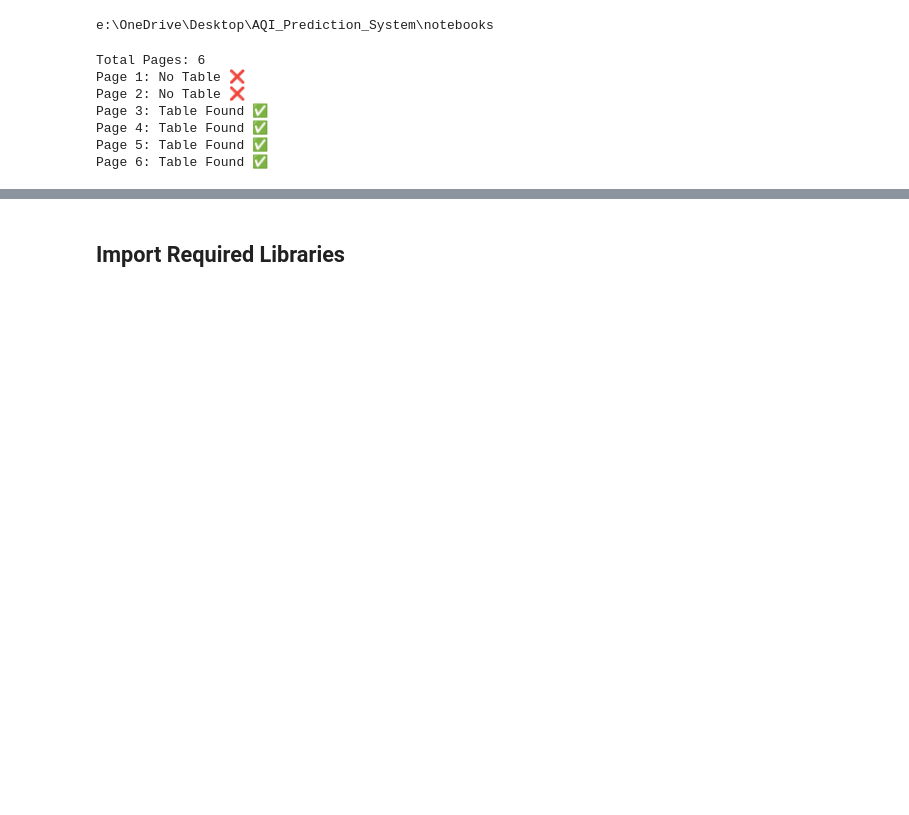
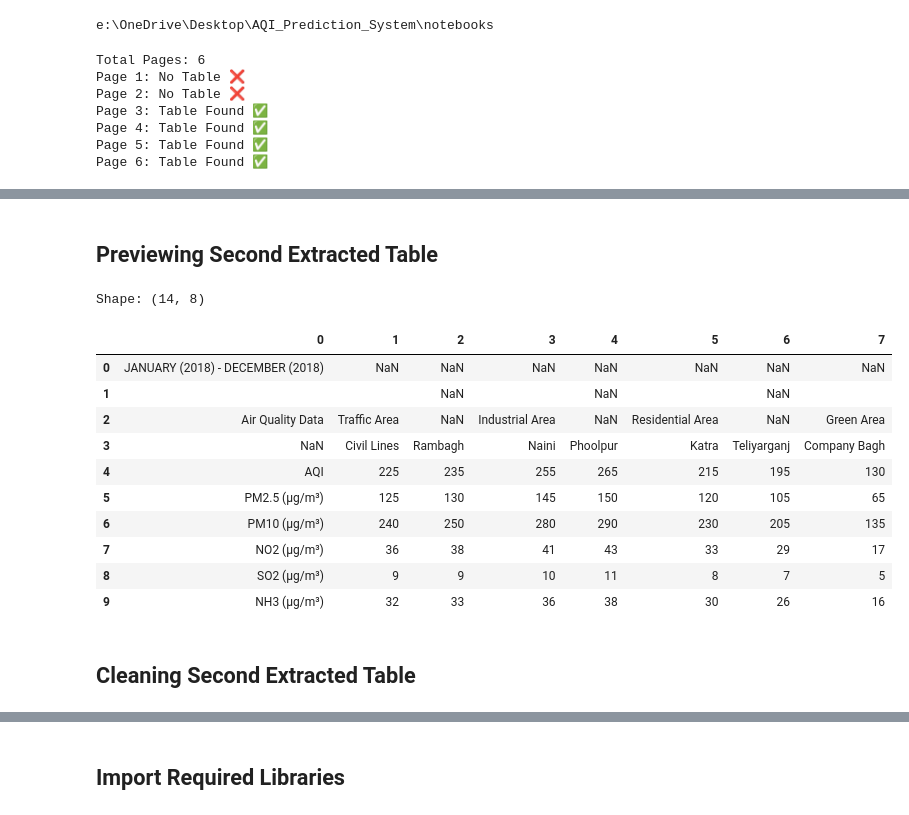
Before and after one commit to Anjalitiwari99/AQI_Prediction_System, a Jupyter notebook: notebooks/01_Data_Preprocessing.ipynb, the cells around one changed output, grey strips where cells are left out. Drawn from its saved outputs; the diff is of its cells as text; code cells hidden in the pictures; blank space fills up the shorter version.

```diff
--- a/notebooks/01_Data_Preprocessing.ipynb
+++ b/notebooks/01_Data_Preprocessing.ipynb
@@ -109,0 +360,23 @@ Page 6: Table Found ✅
+# %% [markdown]
+## Previewing Second Extracted Table
+# %%
+df2 = pd.DataFrame(all_tables[1])
+
+print("Shape:", df2.shape)
+
+df2.head(10)
+# %% [output]
+Shape: (14, 8)
+|  | 0 | 1 | 2 | 3 | 4 | 5 | 6 | 7 |
+| 0 | JANUARY (2018) - DECEMBER (2018) | NaN | NaN | NaN | NaN | NaN | NaN | NaN |
+| 1 |  |  | NaN |  | NaN |  | NaN |  |
+| 2 | Air Quality Data | Traffic Area | NaN | Industrial Area | NaN | Residential Area | NaN | Green Area |
+| 3 | NaN | Civil Lines | Rambagh | Naini | Phoolpur | Katra | Teliyarganj | Company Bagh |
+| 4 | AQI | 225 | 235 | 255 | 265 | 215 | 195 | 130 |
+| 5 | PM2.5 (µg/m³) | 125 | 130 | 145 | 150 | 120 | 105 | 65 |
+| 6 | PM10 (µg/m³) | 240 | 250 | 280 | 290 | 230 | 205 | 135 |
+| 7 | NO2 (µg/m³) | 36 | 38 | 41 | 43 | 33 | 29 | 17 |
+| 8 | SO2 (µg/m³) | 9 | 9 | 10 | 11 | 8 | 7 | 5 |
+| 9 | NH3 (µg/m³) | 32 | 33 | 36 | 38 | 30 | 26 | 16 |
+# %% [markdown]
+## Cleaning Second Extracted Table
```
Also changed, not shown: parts of 30 cells of this notebook.
